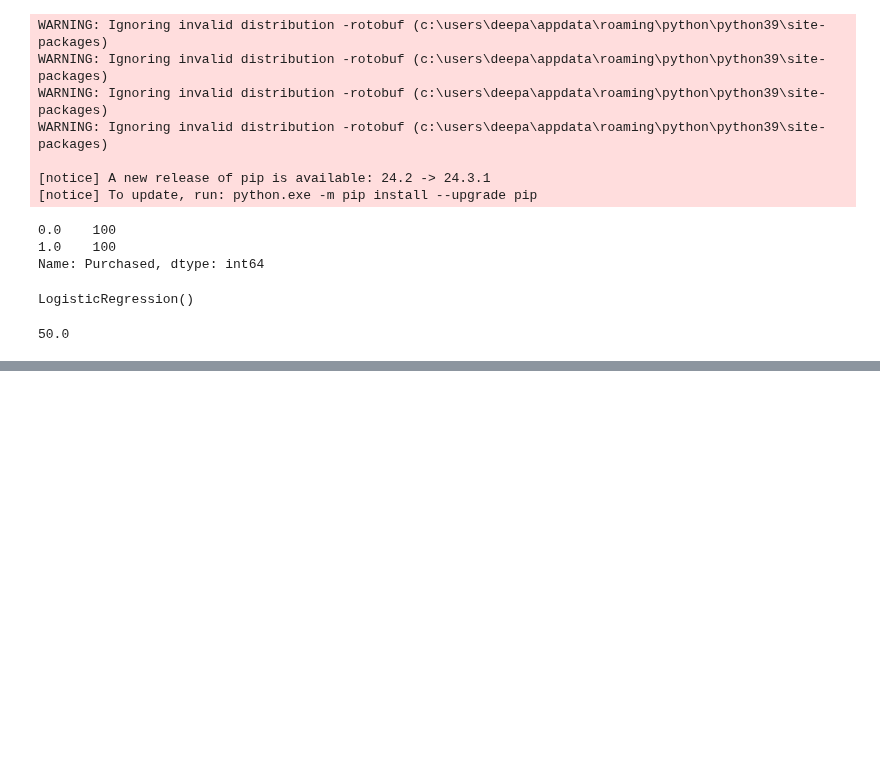
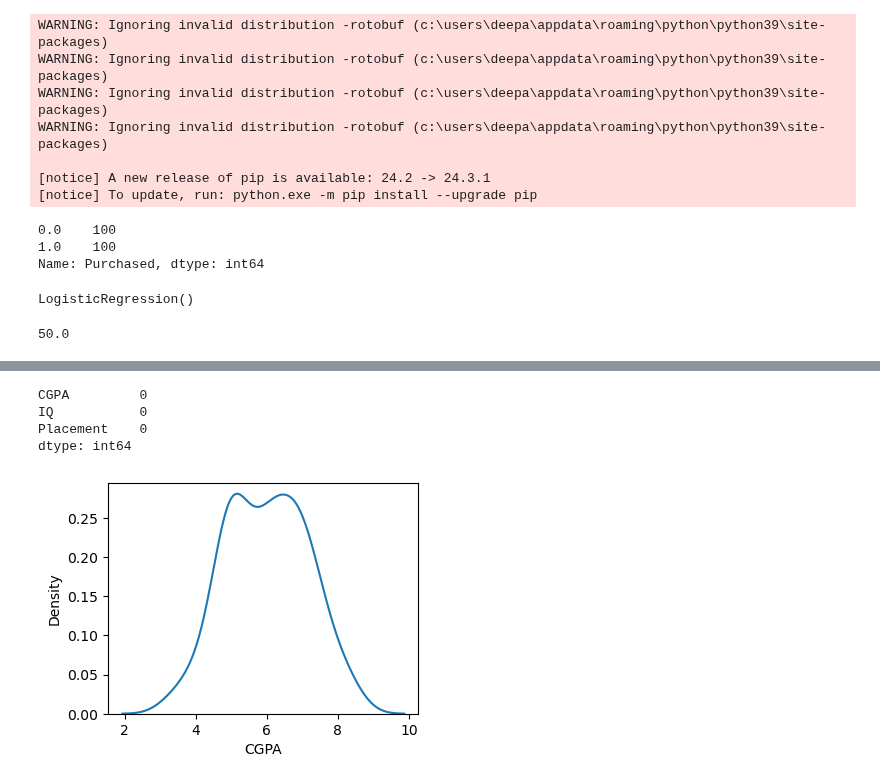
Before and after one commit to deepaknandeshwar17/Machine_Learning_practice, a Jupyter notebook: ml3.ipynb, the cells around one changed output, grey strips where cells are left out. Cells and saved outputs as stored; diff of their text form; code cells hidden in the pictures; blank space fills up the shorter version.

```diff
--- a/ml3.ipynb
+++ b/ml3.ipynb
@@ -377,0 +386,3 @@ ru_lr.score(x_test,y_test)*100
+# %%
+placement2data = pd.read_csv('Placement2.csv')
+placement2data.head()
@@ -377,0 +396,15 @@ ru_lr.score(x_test,y_test)*100
+# %%
+placement2data.drop(columns=['Student_ID'], inplace=True)
+# %%
+placement2data.isnull().sum()
+# %% [output]
+CGPA         0
+IQ           0
+Placement    0
+dtype: int64
+# %%
+plt.figure(figsize=(4,3))
+sns.kdeplot(data=placement2data['CGPA'])
+plt.show()
+# %% [output]
+[figure, added]
```
Also changed, not shown: parts of 13 cells of this notebook.
